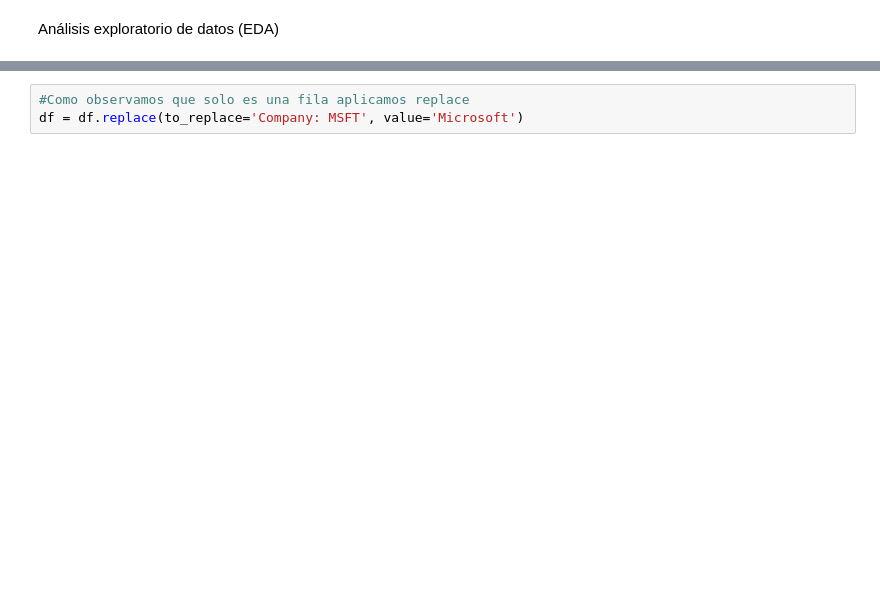
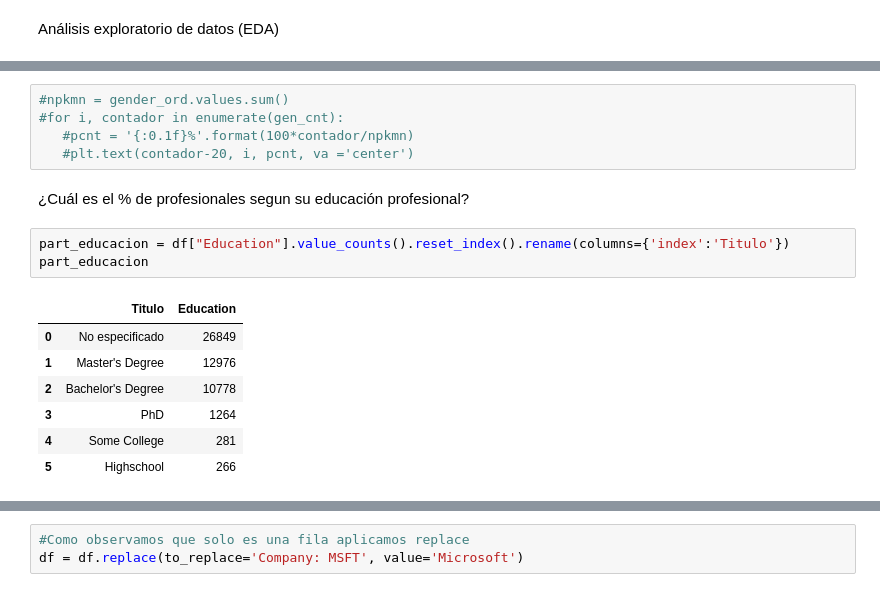
Before and after one commit to joevilla96/-DataProyect, a Jupyter notebook: src/EDA1.ipynb, the cells around one changed output, grey strips where cells are left out. Cells and saved outputs as stored; diff of their text form; blank space fills up the shorter version.

```diff
--- a/src/EDA1.ipynb
+++ b/src/EDA1.ipynb
@@ -134,0 +71,18 @@ dtype: int64
+# %%
+#npkmn = gender_ord.values.sum()
+#for i, contador in enumerate(gen_cnt):
+   #pcnt = '{:0.1f}%'.format(100*contador/npkmn)
+   #plt.text(contador-20, i, pcnt, va ='center')
+# %% [markdown]
+¿Cuál es el % de profesionales segun su educación profesional?
+# %%
+part_educacion = df["Education"].value_counts().reset_index().rename(columns={'index':'Titulo'})
+part_educacion
+# %% [output]
+|  | Titulo | Education |
+| 0 | No especificado | 26849 |
+| 1 | Master's Degree | 12976 |
+| 2 | Bachelor's Degree | 10778 |
+| 3 | PhD | 1264 |
+| 4 | Some College | 281 |
+| 5 | Highschool | 266 |
```
Also changed, not shown: parts of 24 cells of this notebook.
